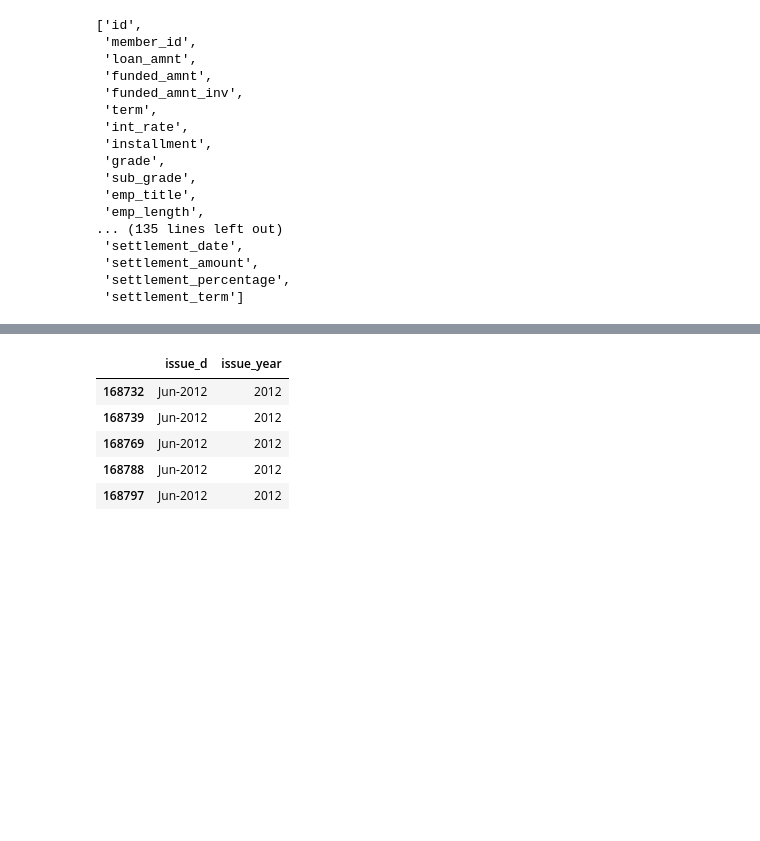
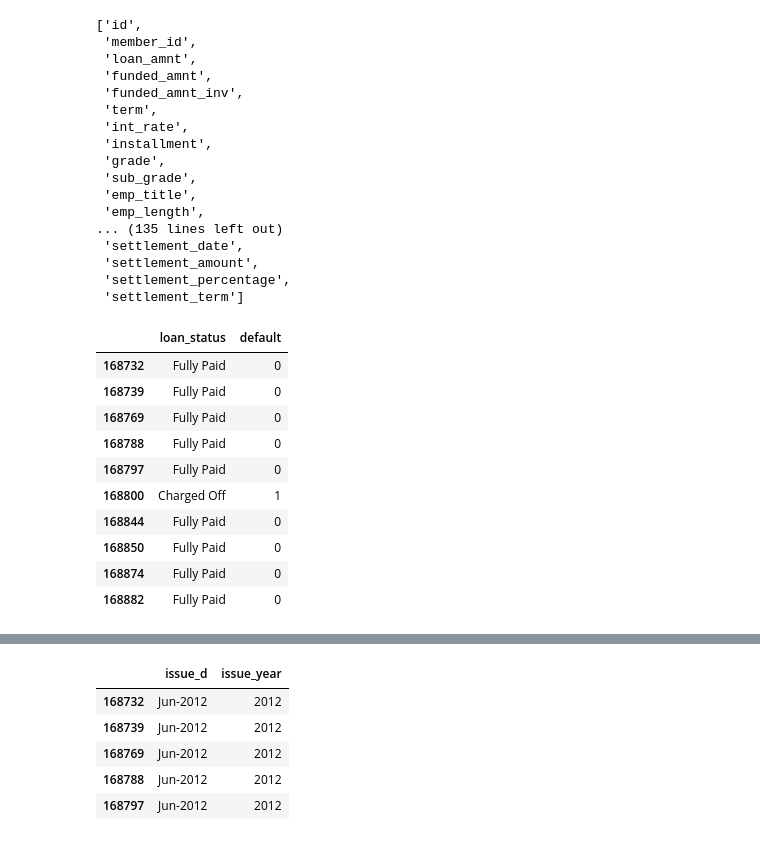
Before and after one commit to WanrouYang/AI_in_Finance, a Jupyter notebook: Dataset Cleaning&Merging.ipynb, the cells around one changed output, grey strips where cells are left out. Saved outputs shown, nothing was run; the diff lists cells and outputs as text; code cells hidden in the pictures; blank space fills up the shorter version.

```diff
--- a/Dataset Cleaning&Merging.ipynb
+++ b/Dataset Cleaning&Merging.ipynb
@@ -87,6 +87,26 @@ lending_club_data.columns.tolist()
 lending_club_data['fico'] = (
     lending_club_data['fico_range_low'] + lending_club_data['fico_range_high']
 ) / 2
+# %%
+# Create binary default variable: Fully Paid = 0 (No default); Charged Off = 1 (Default)
+
+lending_club_data['default'] = lending_club_data['loan_status'].apply(
+    lambda x: 1 if x == 'Charged Off' else 0
+)
+
+lending_club_data[['loan_status','default']].head(10)
+# %% [output]
+|  | loan_status | default |
+| 168732 | Fully Paid | 0 |
+| 168739 | Fully Paid | 0 |
+| 168769 | Fully Paid | 0 |
+| 168788 | Fully Paid | 0 |
+| 168797 | Fully Paid | 0 |
+| 168800 | Charged Off | 1 |
+| 168844 | Fully Paid | 0 |
+| 168850 | Fully Paid | 0 |
+| 168874 | Fully Paid | 0 |
+| 168882 | Fully Paid | 0 |
 # %%
 features = lending_club_data[[
     # Credit information
```
Also changed, not shown: parts of 4 cells of this notebook, 2 other files.
